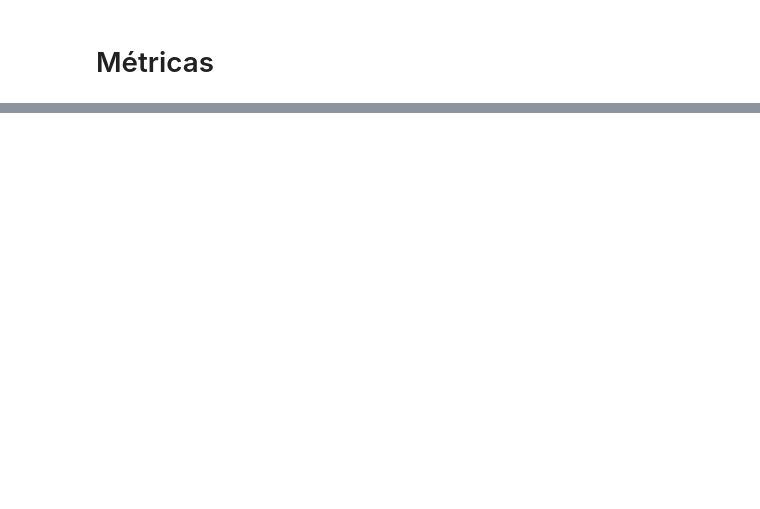
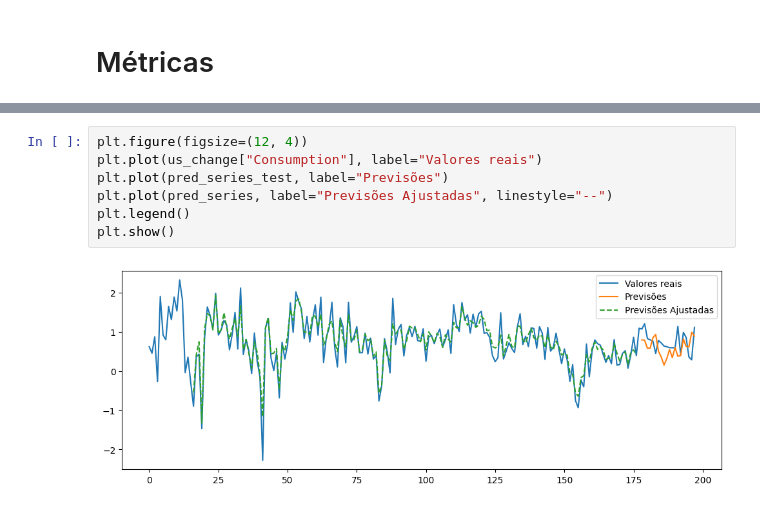
Before and after one commit to felipponn/time-series, a Jupyter notebook: conv1d.ipynb, the cells around one changed output, grey strips where cells are left out. Drawn from its saved outputs; the diff is of its cells as text; blank space fills up the shorter version.

```diff
--- a/conv1d.ipynb
+++ b/conv1d.ipynb
@@ -315,0 +316,9 @@ Out-of-sample MAE: 0.3152892621625568, MSE: 0.19814183191505202
+# %%
+plt.figure(figsize=(12, 4))
+plt.plot(us_change["Consumption"], label="Valores reais")
+plt.plot(pred_series_test, label="Previsões")
+plt.plot(pred_series, label="Previsões Ajustadas", linestyle="--")
+plt.legend()
+plt.show()
+# %% [output]
+[figure, added]
```
Also changed, not shown: parts of 7 cells of this notebook.
